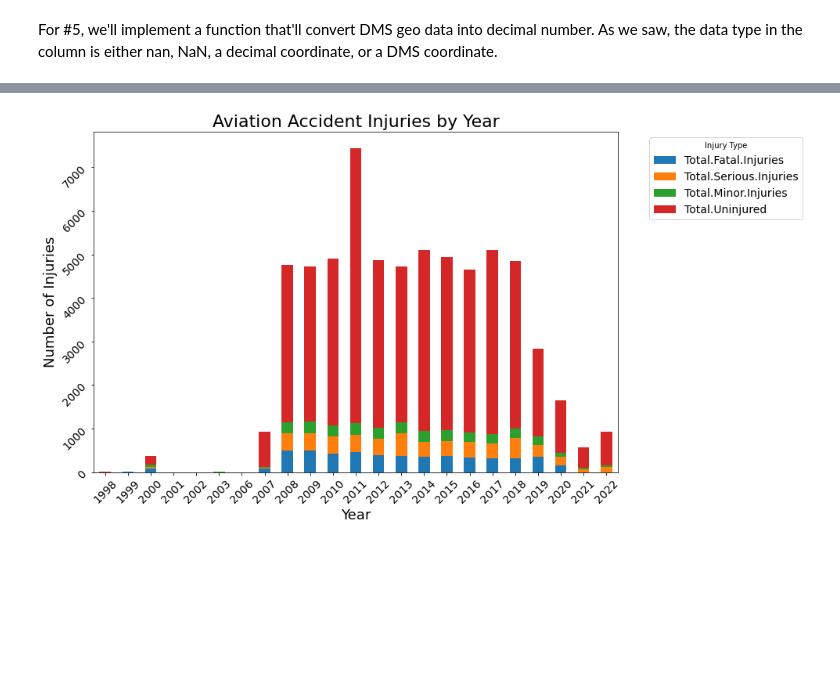
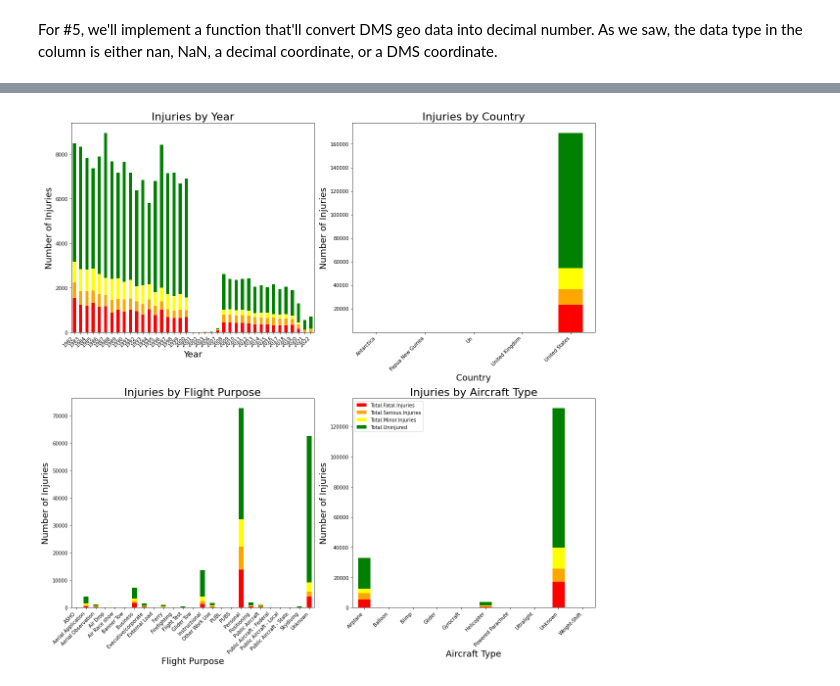
Before and after one commit to leksea/dsc-phase-1-project, a Jupyter notebook: Alexandra Yakovleva Phase 1 DS Flex Final Project.ipynb, the cells around one changed output, grey strips where cells are left out. Cells and saved outputs as stored; diff of their text form; code cells hidden in the pictures; blank space fills up the shorter version.

```diff
--- a/Alexandra Yakovleva Phase 1 DS Flex Final Project.ipynb
+++ b/Alexandra Yakovleva Phase 1 DS Flex Final Project.ipynb
@@ -250,7 +275,7 @@ compact_aa_df['Injury.Severity'] = compact_aa_df['Injury.Severity'].str.replace(
 compact_aa_df['Injury.Severity'] = compact_aa_df['Injury.Severity'].str.replace('Minor', 'Non-Fatal')
 compact_aa_df['Injury.Severity'] = compact_aa_df['Injury.Severity'].str.replace('Serious', 'Non-Fatal')
 
-compact_aa_df['Injury.Severity'].fillna('Unavailable', inplace=True)
+compact_aa_df['Injury.Severity'].fillna('Unknown', inplace=True)
 
 #'Aircraft.damage': replace nan values with Unknown
 compact_aa_df['Aircraft.damage'].fillna('Unknown', inplace=True)
@@ -271,9 +296,9 @@ compact_aa_df['Make'] = compact_aa_df['Make'].str.title()
 compact_aa_df['Model'].fillna('Unknown', inplace=True)
 
 # 9. Purpose.of.flight # replace ULTR with Ultralight, WSFT with Weightshift, UNK with Unknown
-compact_aa_df['Aircraft.Category'] = compact_aa_df['Aircraft.Category'].str.replace('ULTR', 'Ultralight')
-compact_aa_df['Aircraft.Category'] = compact_aa_df['Aircraft.Category'].str.replace('WSFT', 'Weight-Shift')
-compact_aa_df['Aircraft.Category'] = compact_aa_df['Aircraft.Category'].str.replace('UNK', 'Unknown')
+#compact_aa_df['Aircraft.Category'] = compact_aa_df['Aircraft.Category'].str.replace('ULTR', 'Ultralight')
+#compact_aa_df['Aircraft.Category'] = compact_aa_df['Aircraft.Category'].str.replace('WSFT', 'Weight-Shift')
+#compact_aa_df['Aircraft.Category'] = compact_aa_df['Aircraft.Category'].str.replace('UNK', 'Unknown')
 # %%
 # 9 'Amateur.Built' replace NA with Unknown
 compact_aa_df['Amateur.Built'].fillna('Unknown', inplace=True)
@@ -295,45 +338,80 @@ Now that we have a cleaned dataset, let's begin with plotting
 # %%
-# Number of accidents by year
+# Drop NaNs, add Year Column
+df_accidents_exploratory = compact_aa_df.drop(columns=['Latitude', 'Longitude'])
 
-df_accidents_clean = compact_aa_df.dropna().copy()
+df_accidents_clean = df_accidents_exploratory.dropna().copy()
 df_accidents_clean['Year'] = df_accidents_clean['Event.Date'].dt.year.astype(int)
 
 # Filter years > 1982
-df_accidents_clean = df_accidents_clean[df_accidents_clean['Investigation.Type'] == 'Accident']
+df_accidents_clean = df_accidents_clean[df_accidents_clean['Investigation.Type'] != 'Incident']
 df_accidents_clean_after_1982 = df_accidents_clean[df_accidents_clean['Year'] >= 1982]
 
 # injury by years
 injury_by_year_cols = ['Year', 'Total.Fatal.Injuries', 'Total.Serious.Injuries', \
-                                     'Total.Minor.Injuries', 'Total.Uninjured']
+                       'Total.Minor.Injuries', 'Total.Uninjured']
 df_agg_inj_by_year = df_accidents_clean_after_1982[injury_by_year_cols].groupby('Year').sum()
 
 #injury by country
 injury_by_country_cols = ['Country', 'Total.Fatal.Injuries', 'Total.Serious.Injuries', \
-                                     'Total.Minor.Injuries', 'Total.Uninjured']
+                          'Total.Minor.Injuries', 'Total.Uninjured']
 df_agg_inj_by_country = df_accidents_clean_after_1982[injury_by_country_cols].groupby('Country').sum()
 
-#injuty by purpose of the flight
-injury_by_flight_cols = ['Country', 'Total.Fatal.Injuries', 'Total.Serious.Injuries', \
-                                     'Total.Minor.Injuries', 'Total.Uninjured']
-df_agg_inj_by_country = df_accidents_clean_after_1982[injury_by_country_cols].groupby('Country').sum()
+#injury by purpose of the flight
+injury_by_flight_cols = ['Purpose.of.flight', 'Total.Fatal.Injuries', 'Total.Serious.Injuries', \
+                         'Total.Minor.Injuries', 'Total.Uninjured']
+df_agg_inj_by_flight = df_accidents_clean_after_1982[injury_by_flight_cols].groupby('Purpose.of.flight').sum()
+
+#injury by aircraft.category
+injury_by_cat_cols = ['Aircraft.Category', 'Total.Fatal.Injuries', 'Total.Serious.Injuries', \
+                      'Total.Minor.Injuries', 'Total.Uninjured']
+df_agg_inj_by_cat = df_accidents_clean_after_1982[injury_by_cat_cols].groupby('Aircraft.Category').sum()
+
+# Plotting
+colors = ['red', 'orange', 'yellow', 'green']
+fig, axs = plt.subplots(2, 2, figsize=(16, 16))
+
+df_agg_inj_by_year.plot(kind='bar', stacked=True, ax=axs[0, 0], color = colors)
+# Labels
+axs[0, 0].set_title('Injuries by Year', fontsize = 22)
+axs[0, 0].set_xlabel('Year', fontsize = 18)
+axs[0, 0].set_ylabel('Number of Injuries', fontsize = 18)
+axs[0, 0].set_xticklabels(axs[0, 0].get_xticklabels(), rotation=45, ha='right')
+legend = axs[0, 0].get_legend()
+legend.remove()
+# Plotting
+df_agg_inj_by_country.plot(kind='bar', stacked=True, ax=axs[0, 1], color=colors)
+# Labels
+axs[0, 1].set_title('Injuries by Country', fontsize = 22)
+axs[0, 1].set_xlabel('Country', fontsize = 18)
+axs[0, 1].set_ylabel('Number of Injuries', fontsize = 18)
+axs[0, 1].set_xticklabels(axs[0, 1].get_xticklabels(), rotation=45, ha='right')
+legend = axs[0, 1].get_legend()
+legend.remove()
+
+# Plotting
+df_agg_inj_by_flight.plot(kind='bar', stacked=True, ax=axs[1, 0], color=colors)
+# Labels
+axs[1, 0].set_title('Injuries by Flight Purpose', fontsize = 22)
+axs[1, 0].set_xlabel('Flight Purpose', fontsize = 18)
+axs[1, 0].set_ylabel('Number of Injuries', fontsize = 18)
+axs[1, 0].set_xticklabels(axs[1, 0].get_xticklabels(), rotation=45, ha='right')
+legend = axs[1, 0].get_legend()
+legend.remove()
+# Plotting
+df_agg_inj_by_cat.plot(kind='bar', stacked=True, ax=axs[1, 1], color=colors)
+# Labels
+axs[1, 1].set_title('Injuries by Aircraft Type', fontsize = 22)
+axs[1, 1].set_xlabel('Aircraft Type', fontsize = 18)
+axs[1, 1].set_ylabel('Number of Injuries', fontsize = 18)
+axs[1, 1].set_xticklabels(axs[1, 1].get_xticklabels(), rotation=45, ha='right');
+#legend = axs[1, 1].get_legend()
+#legend.remove()
 
 
+plt.tight_layout()
 
-
-
-
-
-
-# Plotting
-fig, ax = plt.subplots(figsize=(12, 8))
-df_agg.plot(kind='bar', stacked=True, ax=ax)
-
-# Labels
-plt.title('Aviation Accident Injuries by Year', fontsize = 22)
-plt.xlabel('Year', fontsize = 18)
-plt.ylabel('Number of Injuries', fontsize = 18)
-plt.legend(title='Injury Type', bbox_to_anchor=(1.05, 1), loc='upper left', fontsize = 14);
-plt.xticks(fontsize=14, rotation=45);
-plt.yticks(fontsize=14, rotation=45);
+# Set common legend for the entire figure
+#fig.legend(labels=df_agg_inj_by_year.columns[0:], title='Injury Type', \
+           #bbox_to_anchor=(0.5, 0.53), loc='center', ncol=1, fontsize = 14);
 # %% [output]
-[figure, old version]
+[figure, new version]
```
Also changed, not shown: parts of 13 cells of this notebook, 1 other file.
